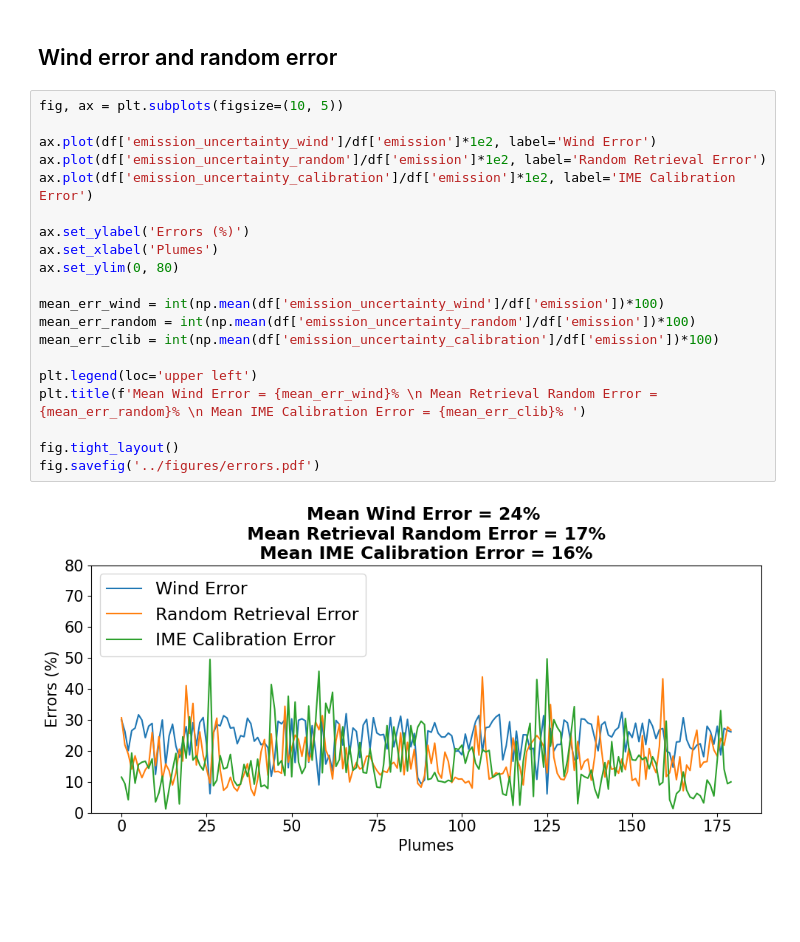
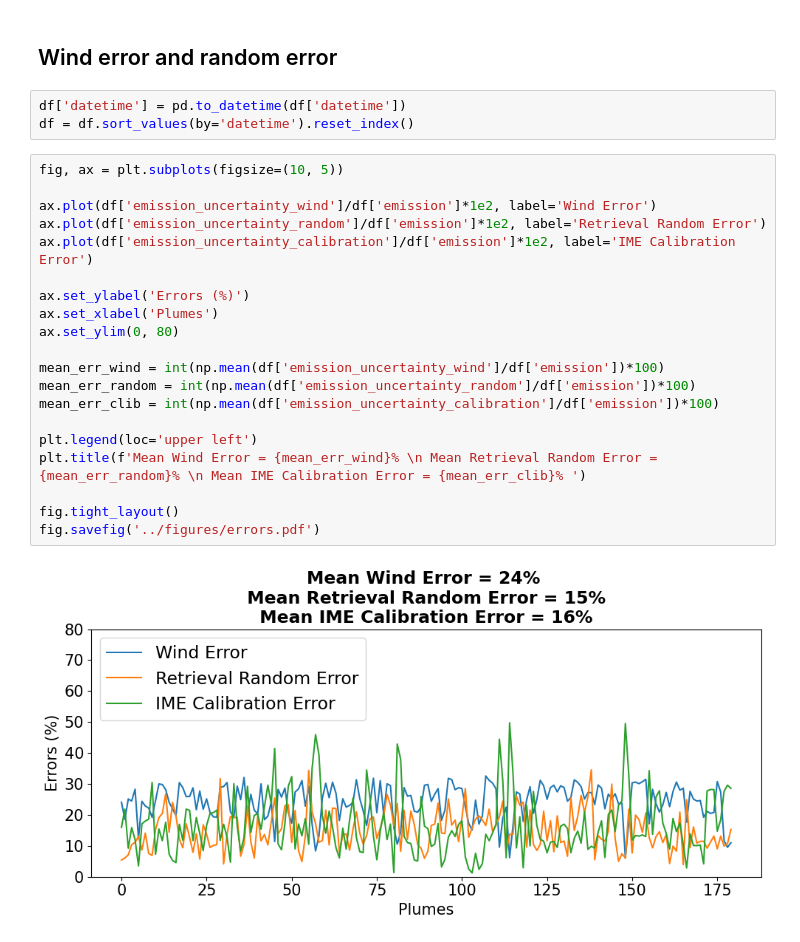
Before and after one commit to zxdawn/Hyper-Landfill, a Jupyter notebook: notebooks/errors.ipynb, the cells around one changed output. Drawn from its saved outputs; the diff is of its cells as text; blank space fills up the shorter version.

```diff
--- a/notebooks/errors.ipynb
+++ b/notebooks/errors.ipynb
@@ -27,25 +27,28 @@ filelist = list(chain(*[glob(os.path.join(data_dir, '**', '*csv'), recursive=Tru
 df = pd.concat((pd.read_csv(f) for f in filelist), ignore_index=True)
 # %% [markdown]
 ## Wind error and random error
+# %%
+df['datetime'] = pd.to_datetime(df['datetime'])
+df = df.sort_values(by='datetime').reset_index()
 # %%
 fig, ax = plt.subplots(figsize=(10, 5))
 
 ax.plot(df['emission_uncertainty_wind']/df['emission']*1e2, label='Wind Error')
-ax.plot(df['emission_uncertainty_random']/df['emission']*1e2, label='Random Retrieval Error')
+ax.plot(df['emission_uncertainty_random']/df['emission']*1e2, label='Retrieval Random Error')
 ax.plot(df['emission_uncertainty_calibration']/df['emission']*1e2, label='IME Calibration Error')
 
 ax.set_ylabel('Errors (%)')
 ax.set_xlabel('Plumes')
 ax.set_ylim(0, 80)
 
 mean_err_wind = int(np.mean(df['emission_uncertainty_wind']/df['emission'])*100)
 mean_err_random = int(np.mean(df['emission_uncertainty_random']/df['emission'])*100)
 mean_err_clib = int(np.mean(df['emission_uncertainty_calibration']/df['emission'])*100)
 
 plt.legend(loc='upper left')
 plt.title(f'Mean Wind Error = {mean_err_wind}% \n Mean Retrieval Random Error = {mean_err_random}% \n Mean IME Calibration Error = {mean_err_clib}% ')
 
 fig.tight_layout()
 fig.savefig('../figures/errors.pdf')
 # %% [output]
-[figure, old version]
+[figure, new version]
```
